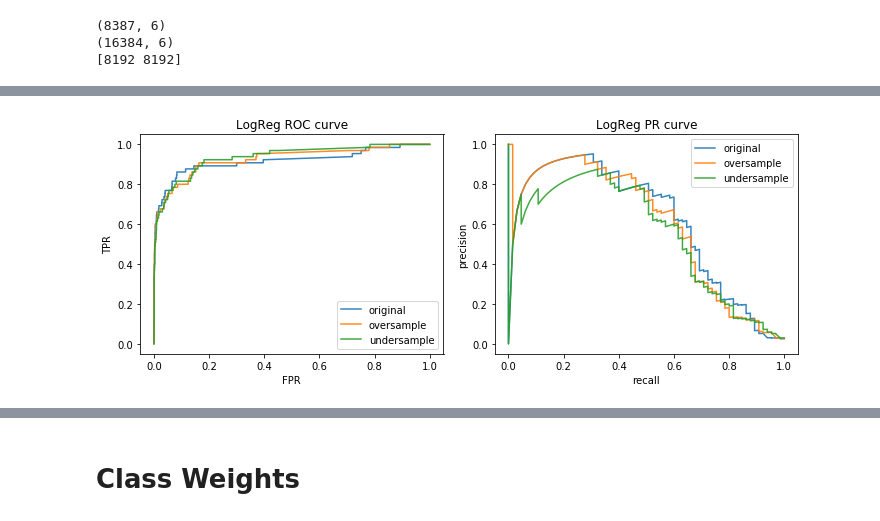
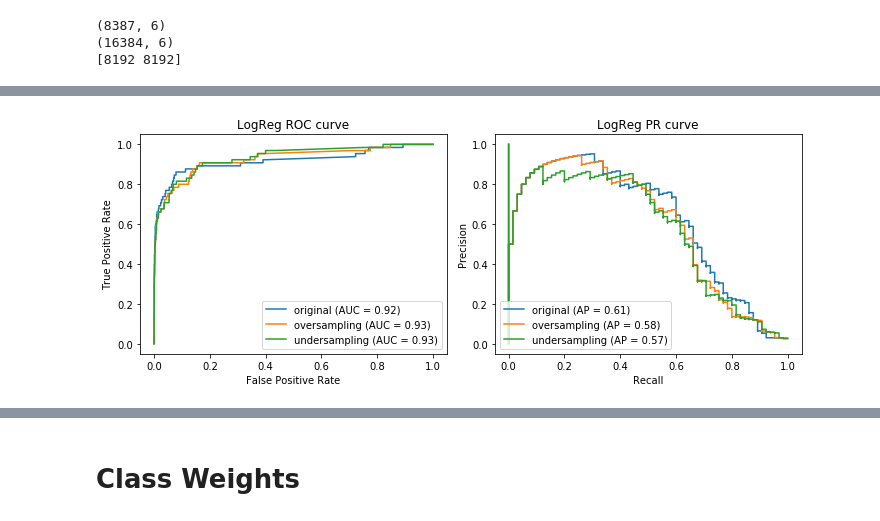
Before and after one commit to amueller/COMS4995-s20, a Jupyter notebook: slides/aml-10-calibration-imbalanced-data/aml-11-resampling-imbalanced-data.ipynb, the cells around one changed output, grey strips where cells are left out. Cells and saved outputs as stored; diff of their text form; code cells hidden in the pictures.

```diff
--- a/slides/aml-10-calibration-imbalanced-data/aml-11-resampling-imbalanced-data.ipynb
+++ b/slides/aml-10-calibration-imbalanced-data/aml-11-resampling-imbalanced-data.ipynb
@@ -127,40 +127,23 @@ scores['test_roc_auc'].mean(), scores['test_average_precision'].mean()
-# %%
-from sklearn.metrics import roc_curve, precision_recall_curve
-oversample_pipe.fit(X_train, y_train)
-probs_oversample = oversample_pipe.predict_proba(X_test)[:, 1]
-fpr_over, tpr_over, _ = roc_curve(y_test, probs_oversample)
-precision_over, recall_over, _ = precision_recall_curve(y_test, probs_oversample)
-
-undersample_pipe.fit(X_train, y_train)
-probs_undersample = undersample_pipe.predict_proba(X_test)[:, 1]
-fpr_under, tpr_under, _ = roc_curve(y_test, probs_undersample)
-precision_under, recall_under, _ = precision_recall_curve(y_test, probs_undersample)
-
-lr = LogisticRegression().fit(X_train, y_train)
-probs_original = lr.predict_proba(X_test)[:, 1]
-fpr_org, tpr_org, _ = roc_curve(y_test, probs_original)
-precision_org, recall_org, _ = precision_recall_curve(y_test, probs_original)
-
-fig, axes = plt.subplots(1, 2, figsize=(10, 4))
-axes[0].plot(fpr_org, tpr_org, label="original", alpha=.9)
-axes[0].plot(fpr_over, tpr_over, label="oversample", alpha=.9)
-axes[0].plot(fpr_under, tpr_under, label="undersample", alpha=.9)
-axes[0].legend()
-axes[0].set_xlabel("FPR")
-axes[0].set_ylabel("TPR")
-axes[0].set_title("LogReg ROC curve")
-
-axes[1].plot(recall_org, precision_org, label="original", alpha=.9)
-axes[1].plot(recall_over, precision_over, label="oversample", alpha=.9)
-axes[1].plot(recall_under, precision_under, label="undersample", alpha=.9)
-axes[1].legend()
-axes[1].set_xlabel("recall")
-axes[1].set_ylabel("precision")
-axes[1].set_title("LogReg PR curve")
-plt.tight_layout()
-plt.savefig("images/curves_logreg.png")
-# %% [output]
-[figure, removed]
+# %%
+from sklearn.metrics import plot_roc_curve, plot_precision_recall_curve
+oversample_pipe.fit(X_train, y_train)
+undersample_pipe.fit(X_train, y_train)
+lr = LogisticRegression().fit(X_train, y_train)
+
+fig, axes = plt.subplots(1, 2, figsize=(10, 4))
+plot_roc_curve(lr, X_test, y_test, name="original", ax=axes[0])
+plot_roc_curve(oversample_pipe, X_test, y_test, name="oversampling", ax=axes[0])
+plot_roc_curve(undersample_pipe, X_test, y_test, name="undersampling", ax=axes[0])
+axes[0].set_title("LogReg ROC curve")
+
+plot_precision_recall_curve(lr, X_test, y_test, name="original", ax=axes[1])
+plot_precision_recall_curve(oversample_pipe, X_test, y_test, name="oversampling", ax=axes[1])
+plot_precision_recall_curve(undersample_pipe, X_test, y_test, name="undersampling", ax=axes[1])
+axes[1].set_title("LogReg PR curve")
+plt.tight_layout()
+plt.savefig("images/curves_logreg.png")
+# %% [output]
+[figure, added]
 # %%
 undersample_pipe_rf = make_imb_pipeline(RandomUnderSampler(), RandomForestClassifier())
 scores = cross_validate(undersample_pipe_rf,
```
Also changed, not shown: parts of 59 cells of this notebook, 6 other files.
